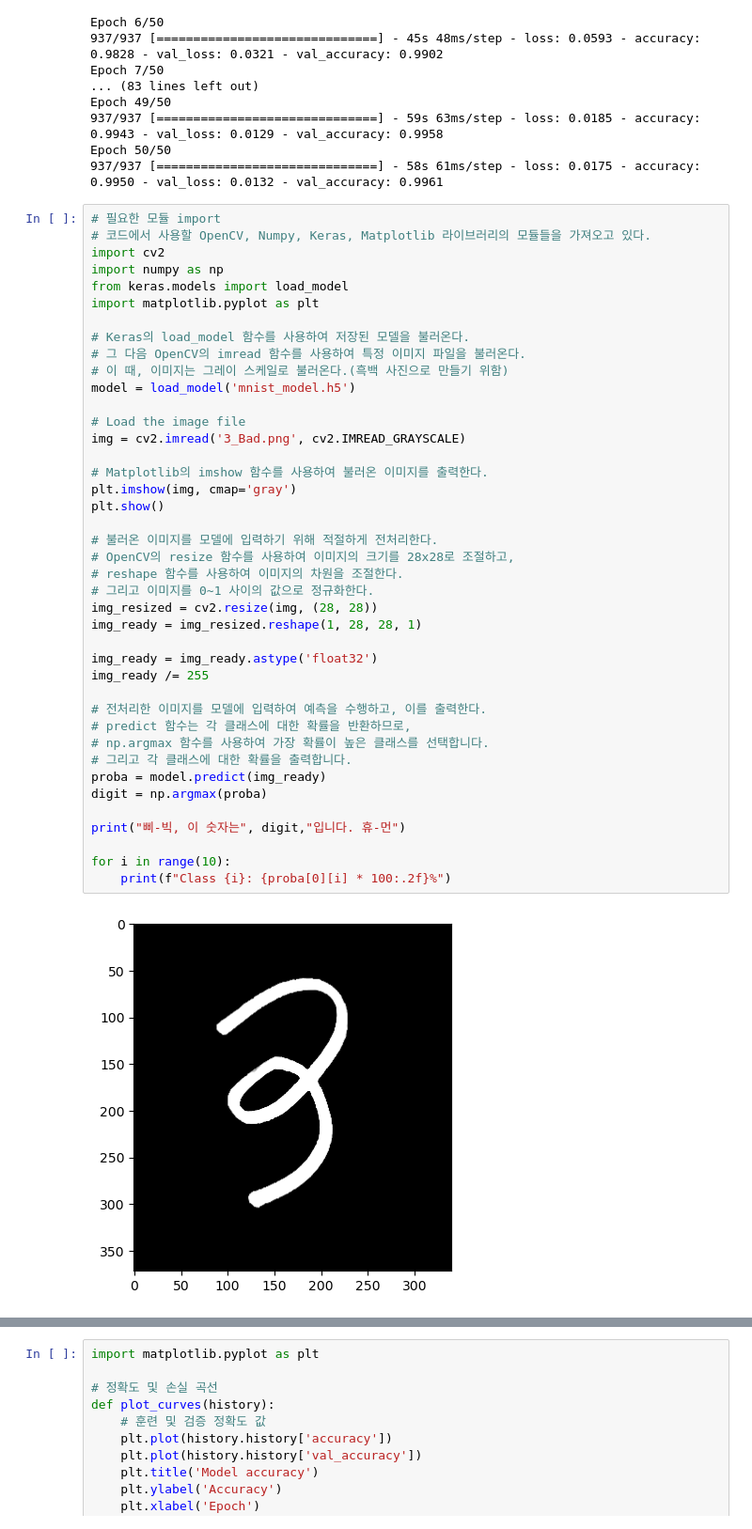
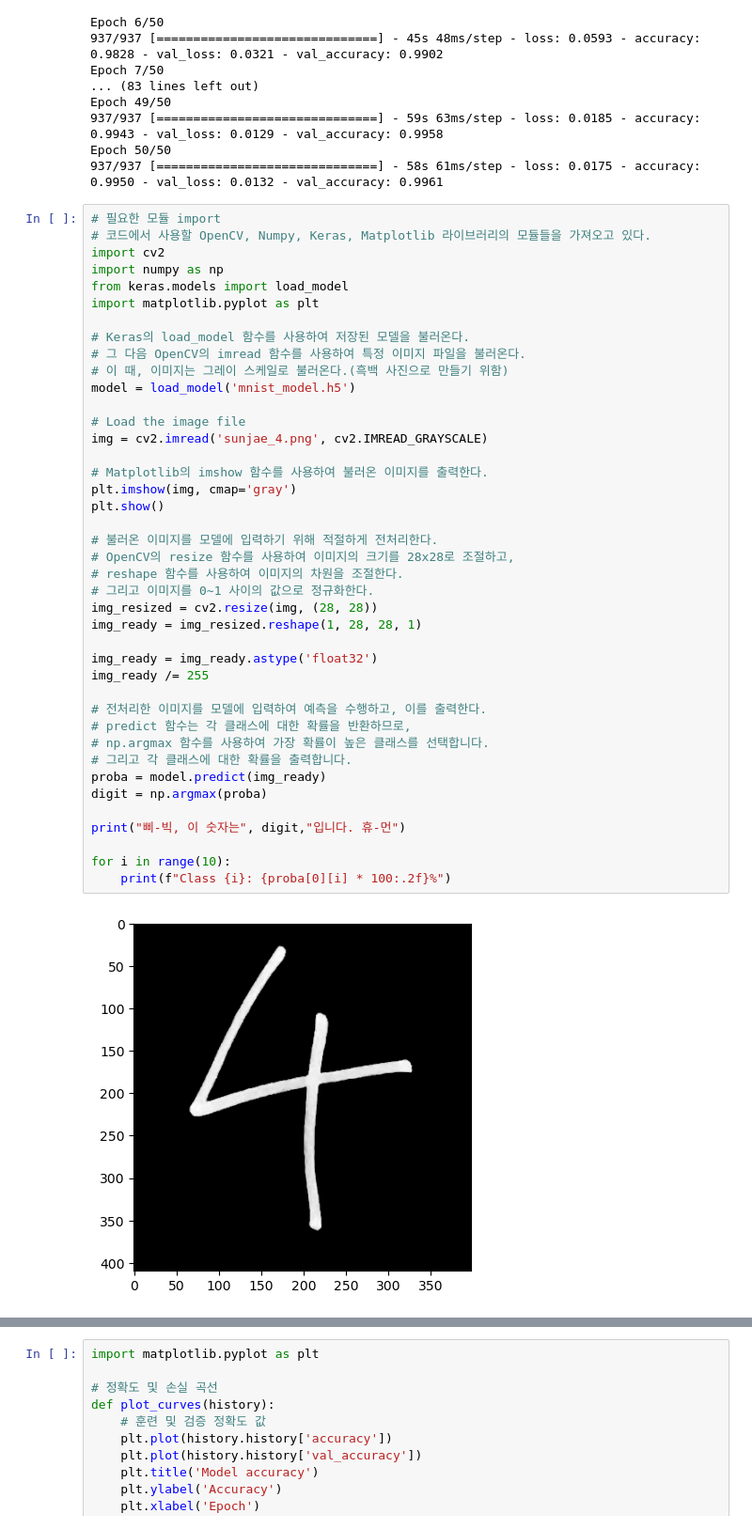
Before and after one commit to bumcoding/MNIST_Project, a Jupyter notebook: OpenCV_MNIST/DataTrain.ipynb, the cells around one changed output, grey strips where cells are left out. Shown: that part at 94% size. Saved outputs shown, nothing was run; the diff lists cells and outputs as text.

```diff
--- a/OpenCV_MNIST/DataTrain.ipynb
+++ b/OpenCV_MNIST/DataTrain.ipynb
@@ -118,32 +118,32 @@ import matplotlib.pyplot as plt
 model = load_model('mnist_model.h5')
 
 # Load the image file
-img = cv2.imread('3_Bad.png', cv2.IMREAD_GRAYSCALE)
+img = cv2.imread('sunjae_4.png', cv2.IMREAD_GRAYSCALE)
 
 # Matplotlib의 imshow 함수를 사용하여 불러온 이미지를 출력한다.
 plt.imshow(img, cmap='gray')
 plt.show()
 
 # 불러온 이미지를 모델에 입력하기 위해 적절하게 전처리한다.
 # OpenCV의 resize 함수를 사용하여 이미지의 크기를 28x28로 조절하고,
 # reshape 함수를 사용하여 이미지의 차원을 조절한다.
 # 그리고 이미지를 0~1 사이의 값으로 정규화한다.
 img_resized = cv2.resize(img, (28, 28))
 img_ready = img_resized.reshape(1, 28, 28, 1)
 
 img_ready = img_ready.astype('float32')
 img_ready /= 255
 
 # 전처리한 이미지를 모델에 입력하여 예측을 수행하고, 이를 출력한다.
 # predict 함수는 각 클래스에 대한 확률을 반환하므로,
 # np.argmax 함수를 사용하여 가장 확률이 높은 클래스를 선택합니다.
 # 그리고 각 클래스에 대한 확률을 출력합니다.
 proba = model.predict(img_ready)
 digit = np.argmax(proba)
 
 print("삐-빅, 이 숫자는", digit,"입니다. 휴-먼")
 
 for i in range(10):
     print(f"Class {i}: {proba[0][i] * 100:.2f}%")
 # %% [output]
-[figure, old version]
+[figure, new version]
```
Also changed, not shown: parts of 1 cell of this notebook, 2 other files.
